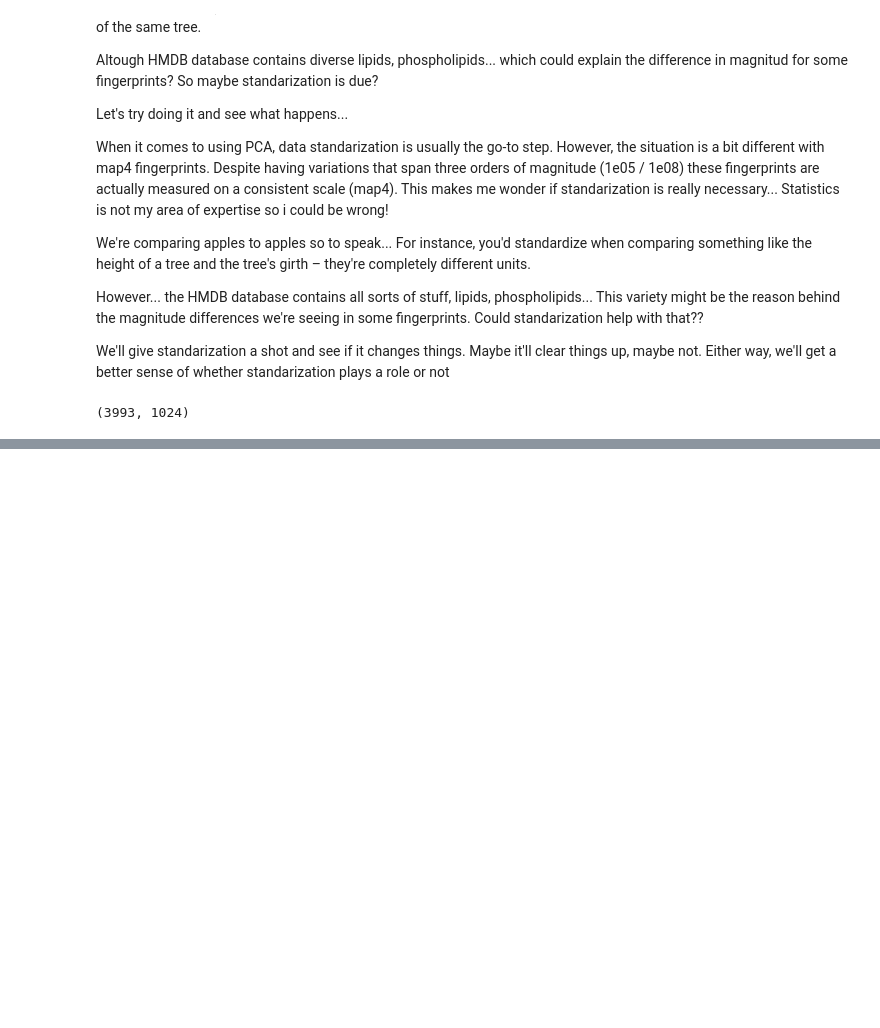
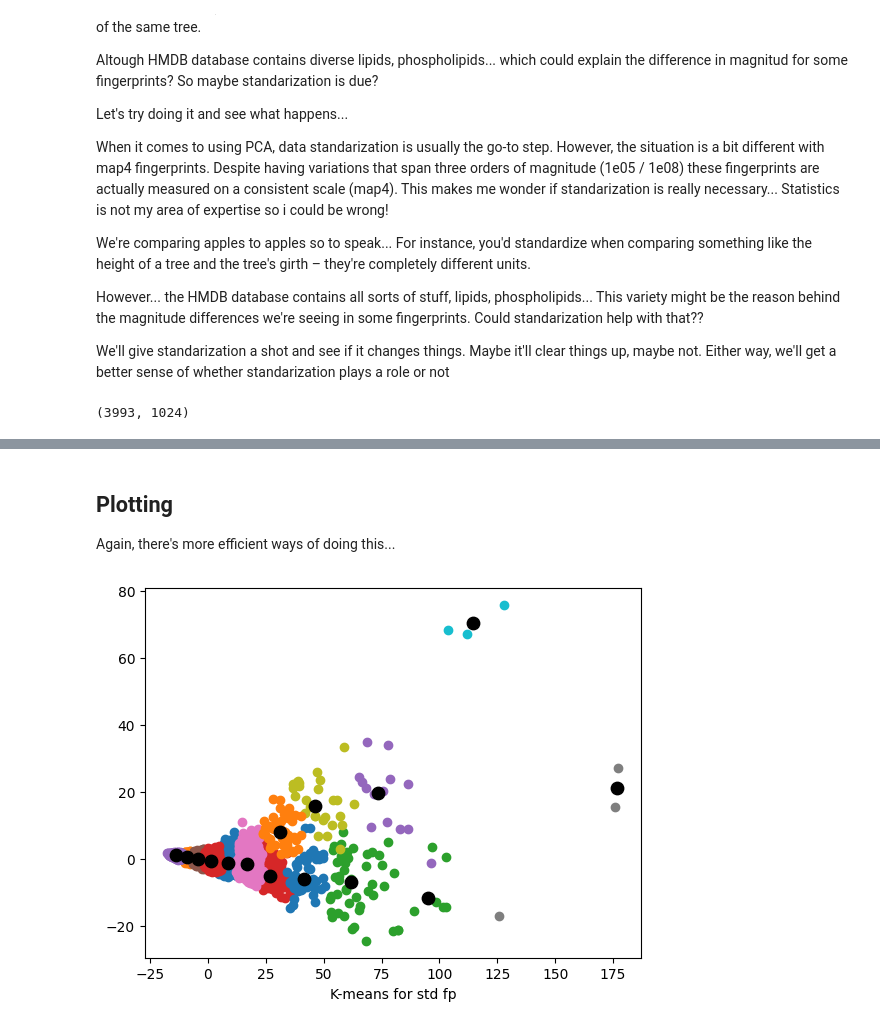
Before and after one commit to afloresep/HMDB-clustering, a Jupyter notebook: code/test.ipynb, the cells around one changed output, grey strips where cells are left out. Drawn from its saved outputs; the diff is of its cells as text; code cells hidden in the pictures; blank space fills up the shorter version.

```diff
--- a/code/test.ipynb
+++ b/code/test.ipynb
@@ -167,0 +235,42 @@ array([ 0, 13, 13, ..., 11,  5, 13], dtype=int32)
+# %% [markdown]
+## Plotting
+
+Again, there's more efficient ways of doing this...
+# %%
+plt.scatter(cluster_0.iloc[:,3], cluster_0.iloc[:,4])
+
+plt.scatter(cluster_1.iloc[:,3], cluster_1.iloc[:,4])
+
+plt.scatter(cluster_2.iloc[:,3], cluster_2.iloc[:,4])
+
+plt.scatter(cluster_3.iloc[:,3], cluster_3.iloc[:,4])
+
+plt.scatter(cluster_4.iloc[:,3], cluster_4.iloc[:,4])
+
+plt .scatter(cluster_5.iloc[:,3], cluster_5.iloc[:,4])
+
+plt .scatter(cluster_6.iloc[:,3], cluster_6.iloc[:,4])
+
+plt.scatter(cluster_7.iloc[:,3], cluster_7.iloc[:,4])
+
+plt.scatter(cluster_8.iloc[:,3], cluster_8.iloc[:,4])
+
+plt.scatter(cluster_9.iloc[:,3], cluster_9.iloc[:,4])
+
+plt.scatter(cluster_10.iloc[:,3], cluster_10.iloc[:,4])
+
+plt.scatter(cluster_11.iloc[:,3], cluster_11.iloc[:,4])
+
+plt .scatter(cluster_12.iloc[:,3], cluster_12.iloc[:,4])
+
+plt.scatter(cluster_13.iloc[:,3], cluster_13.iloc[:,4])
+
+plt.scatter(cluster_14.iloc[:,3], cluster_14.iloc[:,4])
+
+plt.scatter(centroids_std[:,0] , centroids_std[:,1] , s = 80, color = 'k')
+
+# Combine all the operations and display
+plt.xlabel('K-means for std fp')
+plt.show()
+# %% [output]
+[figure, added]
```
Also changed, not shown: parts of 23 cells of this notebook, 1 other file.
